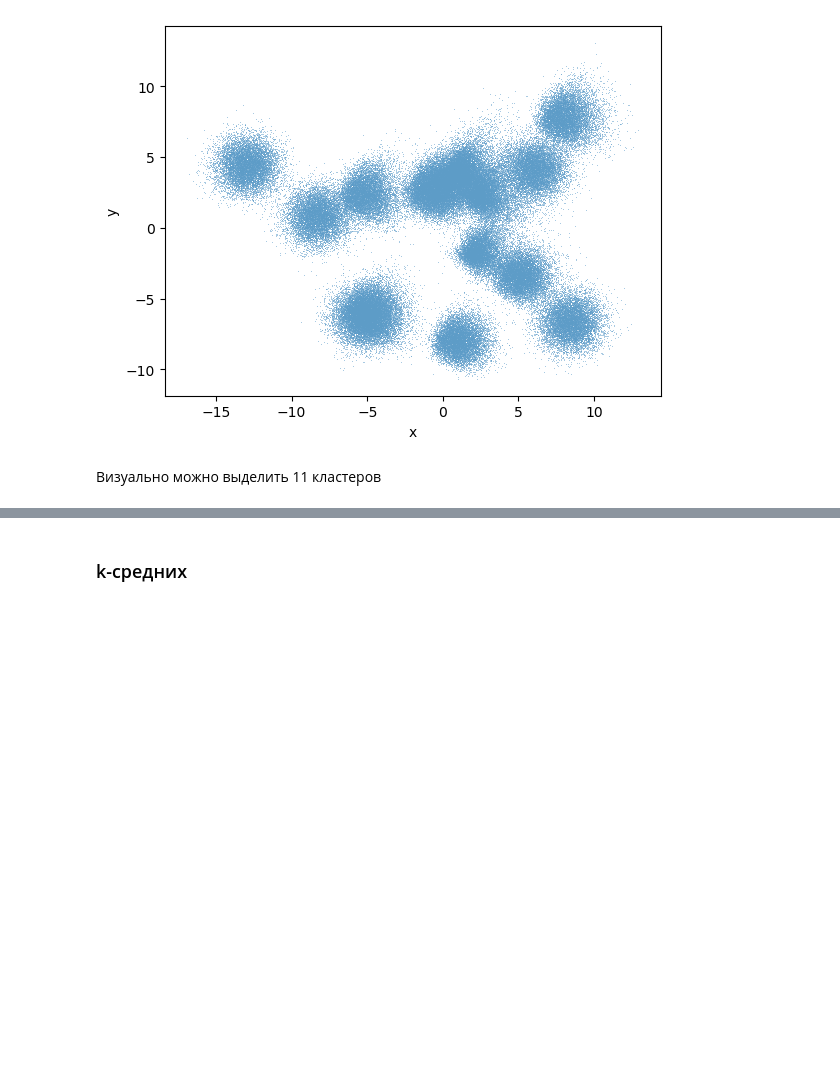
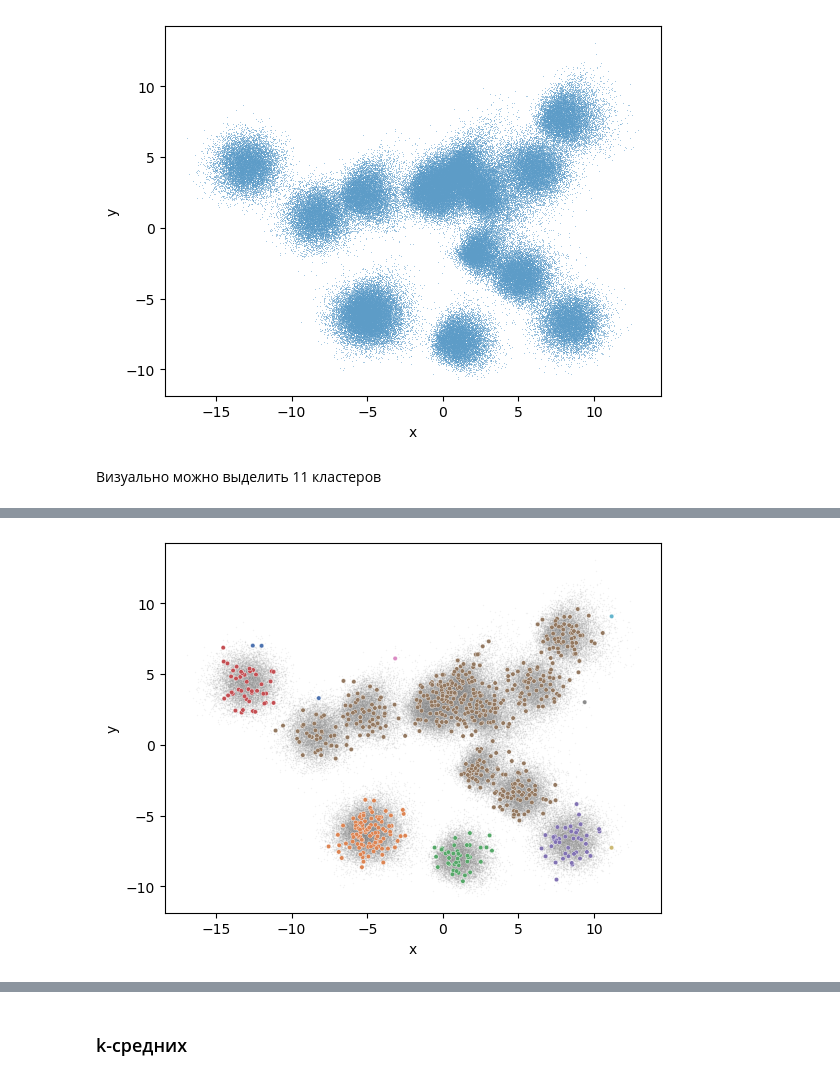
Before and after one commit to EHAT32/mathModelling, a Jupyter notebook: hw1/hw1.ipynb, the cells around one changed output, grey strips where cells are left out. Drawn from its saved outputs; the diff is of its cells as text; code cells hidden in the pictures; blank space fills up the shorter version.

```diff
--- a/hw1/hw1.ipynb
+++ b/hw1/hw1.ipynb
@@ -189,0 +195,6 @@ sns.scatterplot(data=df, x ='x', y='y', s=0.3)
+# %%
+n = int(compressed_data.shape[0] / 200)
+indices = np.random.choice(compressed_data.shape[0], n, replace=False)
+# %%
+cluster_single = clustering.single_linkage(compressed_data[indices])
+single_labels = clustering.bfs_k_classes_split(cluster_single, k=11)
@@ -189,0 +204,3 @@ sns.scatterplot(data=df, x ='x', y='y', s=0.3)
+# %%
+small_df_single = pd.DataFrame(compressed_data[indices])
+small_df_single['label'] = single_labels
@@ -189,0 +211,6 @@ sns.scatterplot(data=df, x ='x', y='y', s=0.3)
+# %%
+all_data = sns.scatterplot(data=df, color='gray', x='x', y='y', s = 1, alpha=0.1)
+ax = sns.scatterplot(data=small_df_single, x =0, y=1, hue='label', palette='deep', s=10)
+ax.get_legend().remove()
+# %% [output]
+[figure, added]
```
Also changed, not shown: parts of 9 cells of this notebook.
